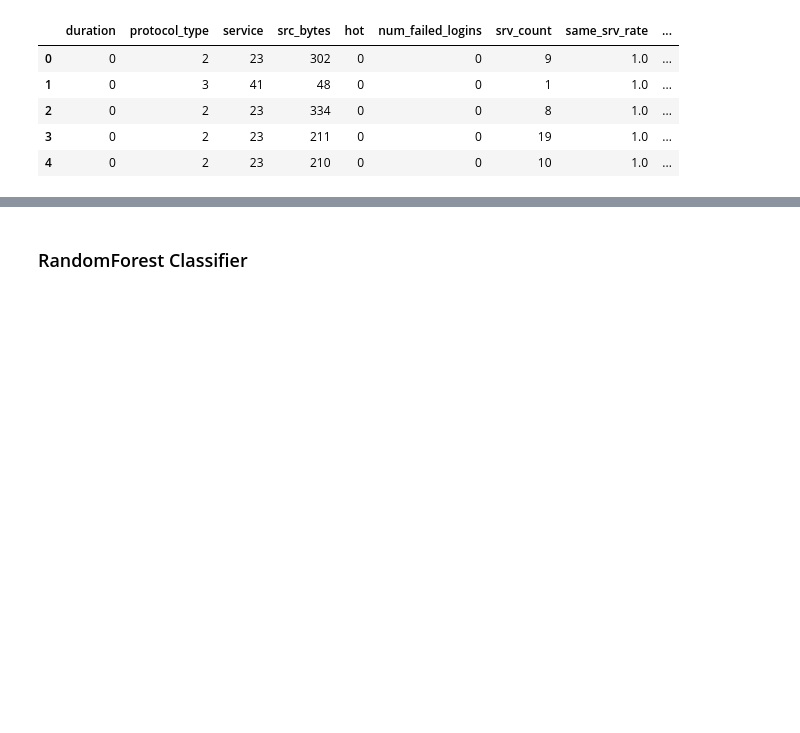
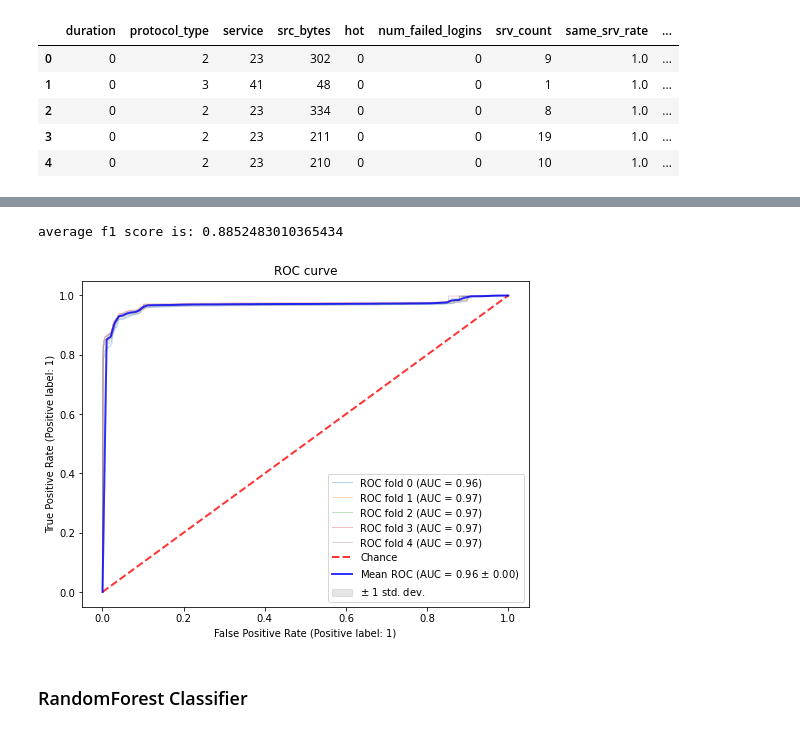
Before and after one commit to g7an/Security-Analytics-Final-Project, a Jupyter notebook: ML.ipynb, the cells around one changed output, grey strips where cells are left out. Saved outputs shown, nothing was run; the diff lists cells and outputs as text; code cells hidden in the pictures; blank space fills up the shorter version.

```diff
--- a/ML.ipynb
+++ b/ML.ipynb
@@ -310,3 +364,9 @@ def plot_kfold_roc_curve(classifier,X,y,title):
+# %%
+classifier = RidgeClassifier()
+plot_kfold_roc_curve(classifier, X, y, title = "ROC curve")
+# %% [output]
+average f1 score is: 0.8852483010365434
+[figure, added]
 # %% [markdown]
 ### RandomForest Classifier
 # %%
```
Also changed, not shown: parts of 8 cells of this notebook.
